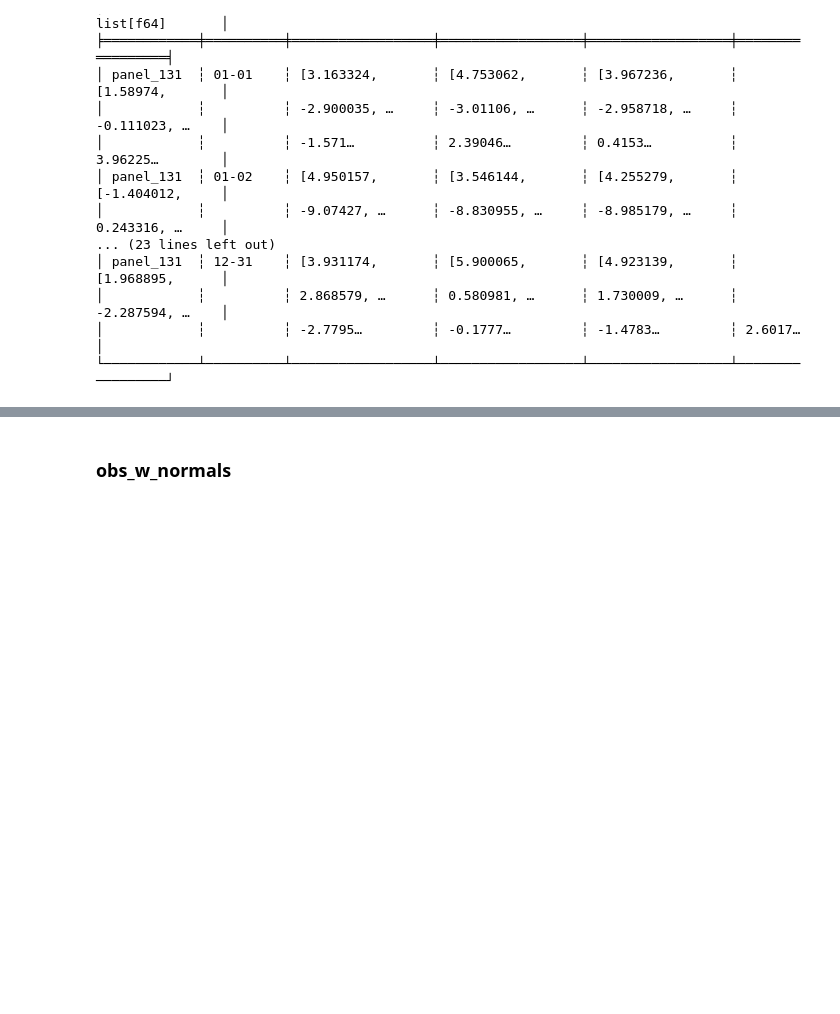
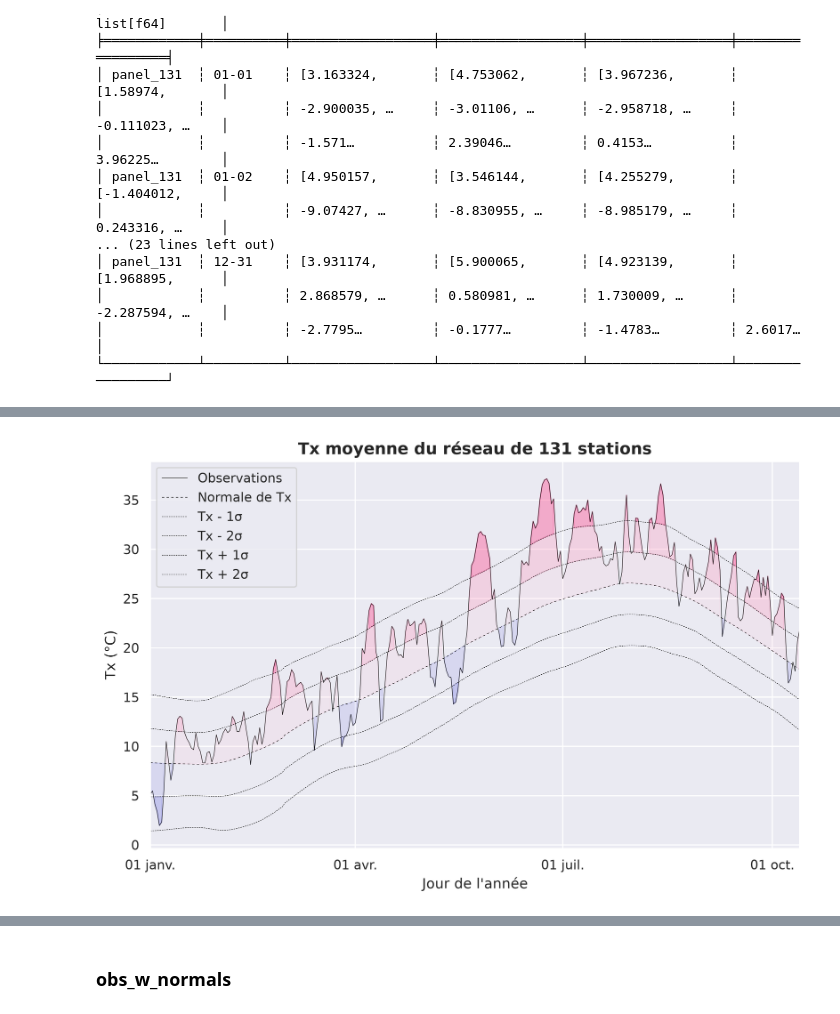
Before and after one commit to bpictogram/climato-lab, a Jupyter notebook: notebooks/explorations/daily_norms_calculations.ipynb, the cells around one changed output, grey strips where cells are left out. Cells and saved outputs as stored; diff of their text form; code cells hidden in the pictures; blank space fills up the shorter version.

Commit message:
WIP: calculated mean Tx for 2026 for a sample of 131 stations with chart, introduced two 7-level classifications for Tx observations, one by z-score, one by empirical percentile

```diff
--- a/notebooks/explorations/daily_norms_calculations.ipynb
+++ b/notebooks/explorations/daily_norms_calculations.ipynb
@@ -2170,0 +2417,70 @@ shape: (286, 11)
+# %%
+mois_fr = {
+    1: "janv.",
+    2: "fév.",
+    3: "mars",
+    4: "avr.",
+    5: "mai",
+    6: "juin",
+    7: "juil.",
+    8: "août",
+    9: "sept.",
+    10: "oct.",
+    11: "nov.",
+    12: "déc.",
+}
+
+def format_day_month(x, pos=None):
+    d = mdates.num2date(x)
+    return f"{d.day:02d} {mois_fr[d.month]}"
+# %%
+from matplotlib.ticker import FuncFormatter
+
+# Set default style for all plots
+sns.set_theme(style="darkgrid")
+
+# Set dpi for better resolution
+plt.rcParams['figure.dpi'] = 300
+
+# Configure plot sizes
+plt.rcParams['figure.figsize'] = (10, 6)
+
+x = df_obs_2026_panel_plot["obs_date"].to_list()
+y = df_obs_2026_panel_plot["tx"].to_numpy()
+y_mean = df_obs_2026_panel_plot["tx_mean_smooth"].to_numpy()
+y_std_m2 = df_obs_2026_panel_plot["tx_minus_2sigma"].to_numpy()
+y_std_m1 = df_obs_2026_panel_plot["tx_minus_1sigma"].to_numpy()
+y_std_p1 = df_obs_2026_panel_plot["tx_plus_1sigma"].to_numpy()
+y_std_p2 = df_obs_2026_panel_plot["tx_plus_2sigma"].to_numpy()
+
+fig, ax = plt.subplots()
+
+
+ax.fill_between(x, y, y_mean, np.where(y < y_mean, y, 0), color="#8485E4", alpha=0.18)
+ax.fill_between(x, y, y_std_m1, np.where(y < y_std_m1, y, 0), color="#6C6EE1", alpha=0.18)
+ax.fill_between(x, y, y_std_m2, np.where(y < y_std_m2, y, 0), color="#4345E0", alpha=0.18)
+ax.fill_between(x, y_mean, y, np.where(y > y_mean, y, 0), color="#FBC4D9", alpha=0.18)
+ax.fill_between(x, y_std_p1, y, np.where(y > y_std_p1, y, 0), color="#FF7AAD", alpha=0.18)
+ax.fill_between(x, y_std_p2, y, np.where(y > y_std_p2, y, 0), color="#FE0162", alpha=0.18)
+ax.plot(x, y, color="#000000", linewidth=0.4, label="Observations")
+ax.plot(x, y_mean, color="#000000", linewidth=0.4, linestyle=(0, (5, 5)), label="Normale de Tx")
+ax.plot(x, y_std_m1, color="#000000", linewidth=0.4, linestyle=(0, (3, 2)), label="Tx - 1σ")
+ax.plot(x, y_std_m2, color="#000000", linewidth=0.4, linestyle=(0, (3, 2)), label="Tx - 2σ")
+ax.plot(x, y_std_p1, color="#000000", linewidth=0.4, linestyle=(0, (3, 2)), label="Tx + 1σ")
+ax.plot(x, y_std_p2, color="#000000", linewidth=0.4, linestyle=(0, (3, 2)), label="Tx + 2σ")
+
+ax.set_title("Tx moyenne du réseau de 131 stations", fontsize=14, fontweight="bold")
+ax.set_xlabel("Jour de l'année", fontsize=12)
+ax.set_ylabel("Tx (°C)", fontsize=12)
+
+ax.set_xlim(date(2026, 1, 1), date(2026, 10, 13))
+
+ax.xaxis.set_major_locator(mdates.MonthLocator(bymonth=[1, 4, 7, 10]))
+ax.xaxis.set_major_formatter(FuncFormatter(format_day_month))
+
+ax.legend()
+# fig.autofmt_xdate()
+
+plt.show()
+# %% [output]
+[figure, added]
```
Also changed, not shown: parts of 17 cells of this notebook.
